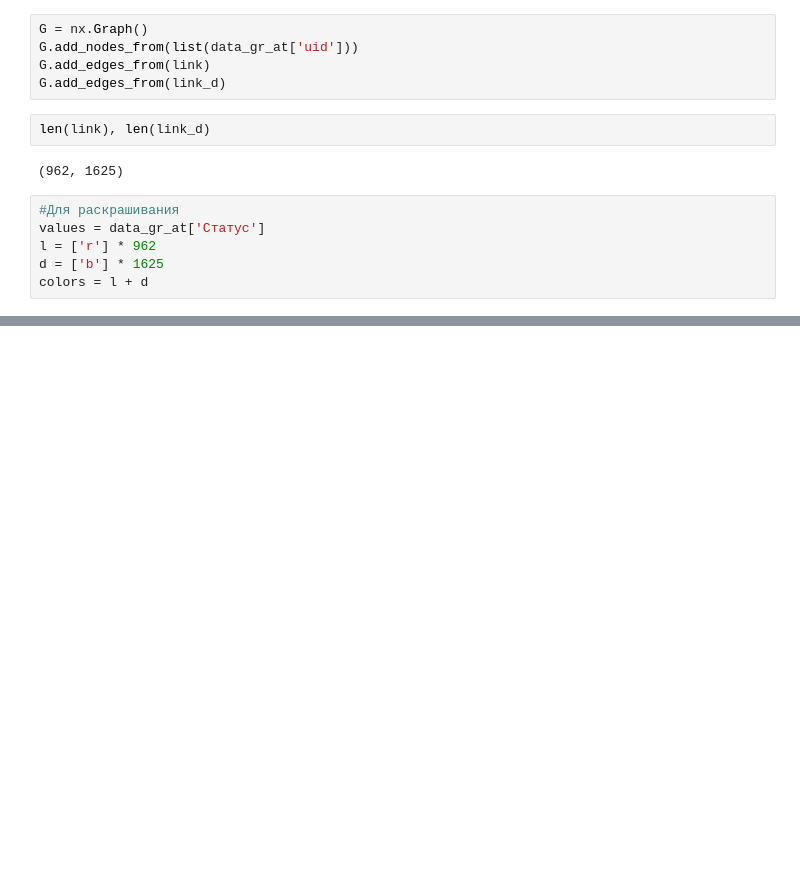
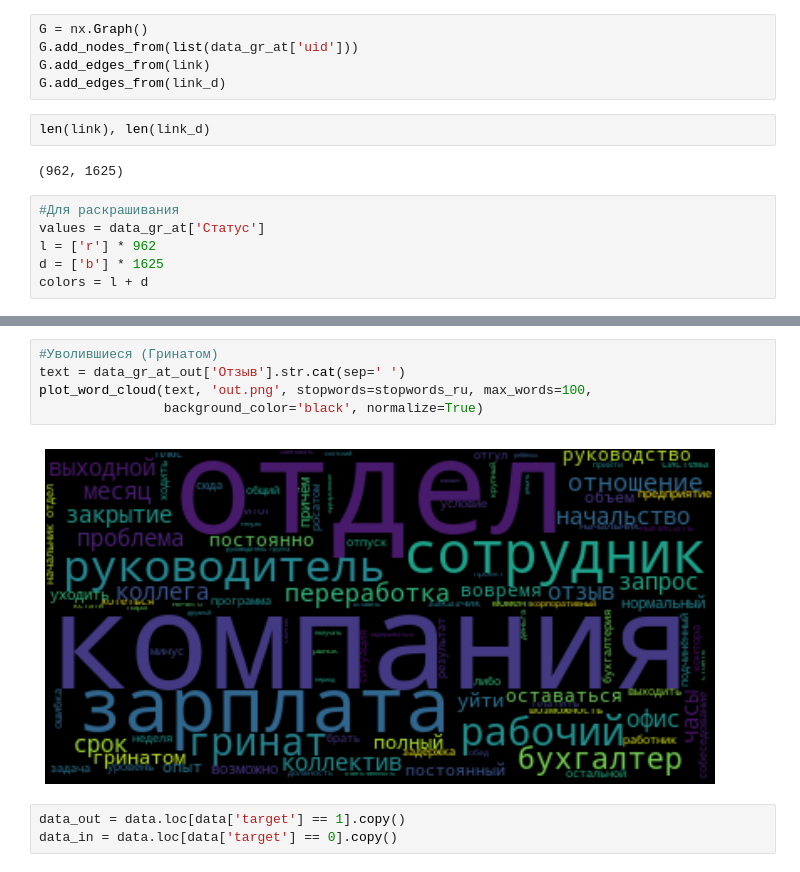
Before and after one commit to polosataya/grinatom-hakaton, a Jupyter notebook: EDA_fit_graph.ipynb, the cells around one changed output, grey strips where cells are left out. Cells and saved outputs as stored; diff of their text form; blank space fills up the shorter version.

```diff
--- a/EDA_fit_graph.ipynb
+++ b/EDA_fit_graph.ipynb
@@ -566,0 +662,10 @@ nx.draw(G, with_labels=True, node_color=values, edge_color = colors, width = 1)
+# %%
+#Уволившиеся (Гринатом)
+text = data_gr_at_out['Отзыв'].str.cat(sep=' ')
+plot_word_cloud(text, 'out.png', stopwords=stopwords_ru, max_words=100,
+                background_color='black', normalize=True)
+# %% [output]
+[figure, added]
+# %%
+data_out = data.loc[data['target'] == 1].copy()
+data_in = data.loc[data['target'] == 0].copy()
```
Also changed, not shown: parts of 24 cells of this notebook.
